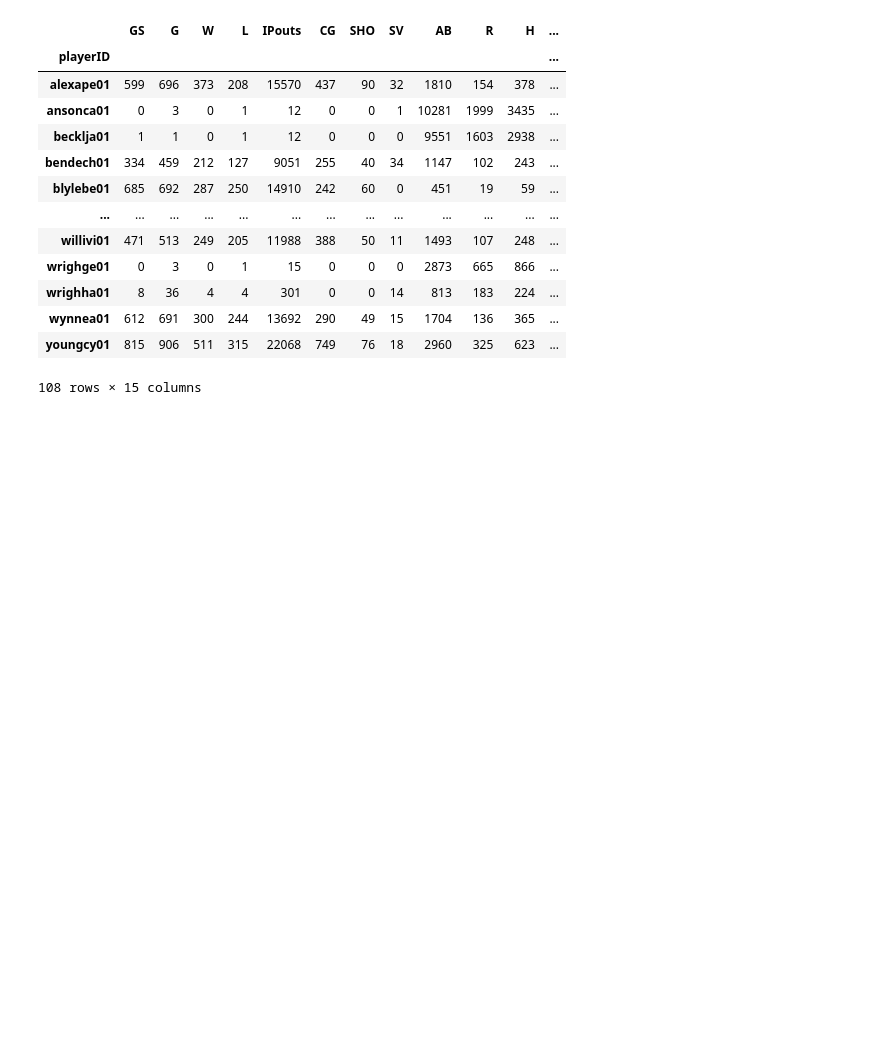
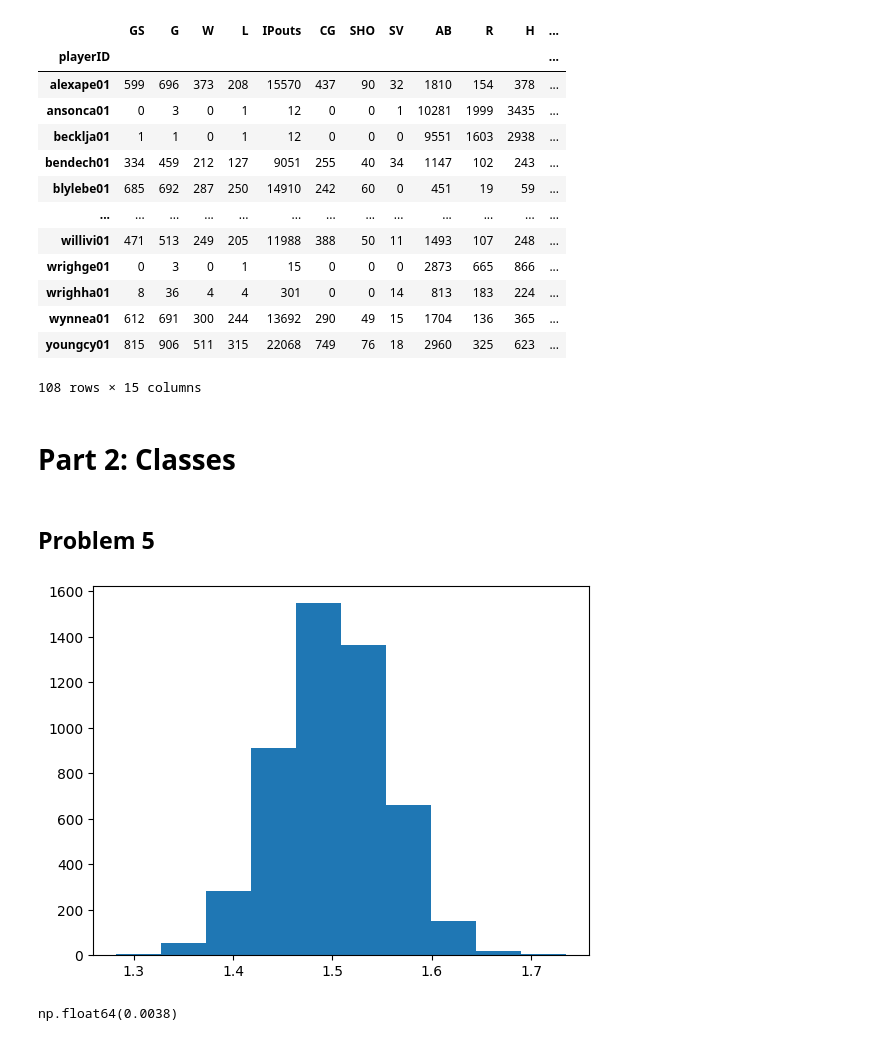
Before and after one commit to swgriggs2/st554-homework6, a Jupyter notebook: st554-hw6-griggs.ipynb, the cells around one changed output. Saved outputs shown, nothing was run; the diff lists cells and outputs as text; code cells hidden in the pictures; blank space fills up the shorter version.

Commit message:
Halfway through part 2 (problem 5)

```diff
--- a/st554-hw6-griggs.ipynb
+++ b/st554-hw6-griggs.ipynb
@@ -155,3 +155,42 @@ pd.merge(HOF_pitchers.groupby("playerID").sum(),
 | wynnea01 | 612 | 691 | 300 | 244 | 13692 | 290 | 49 | 15 | 1704 | 136 | 365 | ... |
 | youngcy01 | 815 | 906 | 511 | 315 | 22068 | 749 | 76 | 18 | 2960 | 325 | 623 | ... |
 108 rows × 15 columns
+# %% [markdown]
+# Part 2: Classes
+# %% [markdown]
+## Problem 5
+# %%
+#import some modules needed
+import matplotlib.pyplot as plt
+import numpy as np
+from numpy.random import default_rng
+from sklearn import linear_model
+rng = default_rng(32)
+beta_0 = 7
+beta_1 = 1.5
+# get three 'values' of x at each integer from 0 to 10.
+x = np.array(list(np.linspace(start = 0, stop = 10, num = 11))*3)
+n = len(x)
+#prepare for the LR fit
+reg = linear_model.LinearRegression()
+#Create a reg object
+#initialize array to save estimates (we don't need beta0 but I'm keeping it!)
+beta_array = np.zeros(shape = (5000, 2))
+for i in range(5000):
+
+  #create the 'responses' modeled from the line plus a random deviation
+  y = beta_0 + beta_1*x + rng.standard_normal(n)
+  #find the least squares solutions and store them
+  fit = reg.fit(x.reshape(-1, 1), y)
+  beta_array[i, :] = [fit.intercept_, fit.coef_[0]]
+#visualize the distribution of the slopedata
+plt.hist(beta_array[:, 1])
+plt.show()
+# %% [output]
+[figure, added]
+# %%
+#estimate the probability we are larger than 1.65
+bool_prob = beta_array[:, 1] > 1.65
+bool_prob.mean()
+# %% [output]
+np.float64(0.0038)
```
Also changed, not shown: parts of 1 cell of this notebook.
